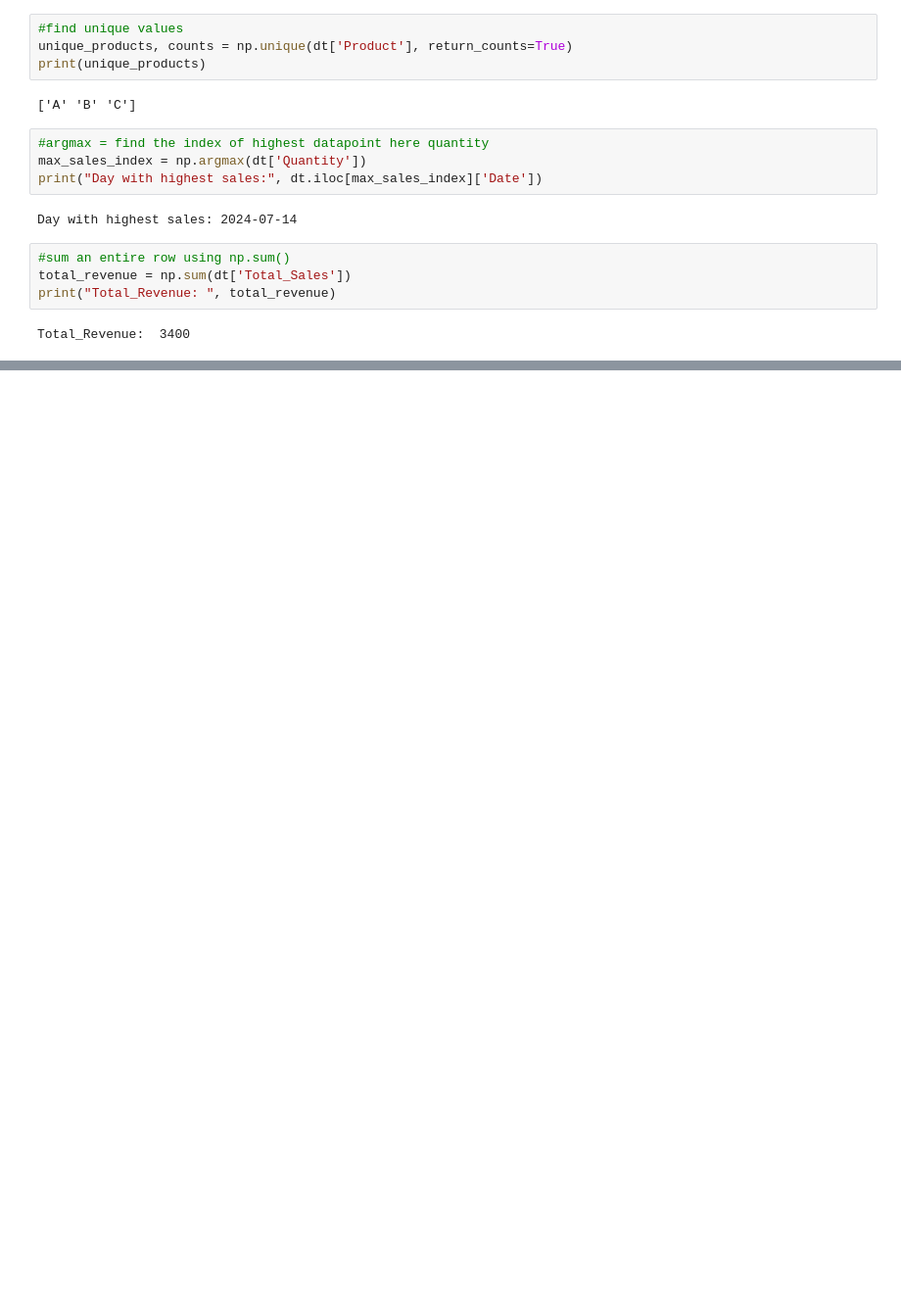
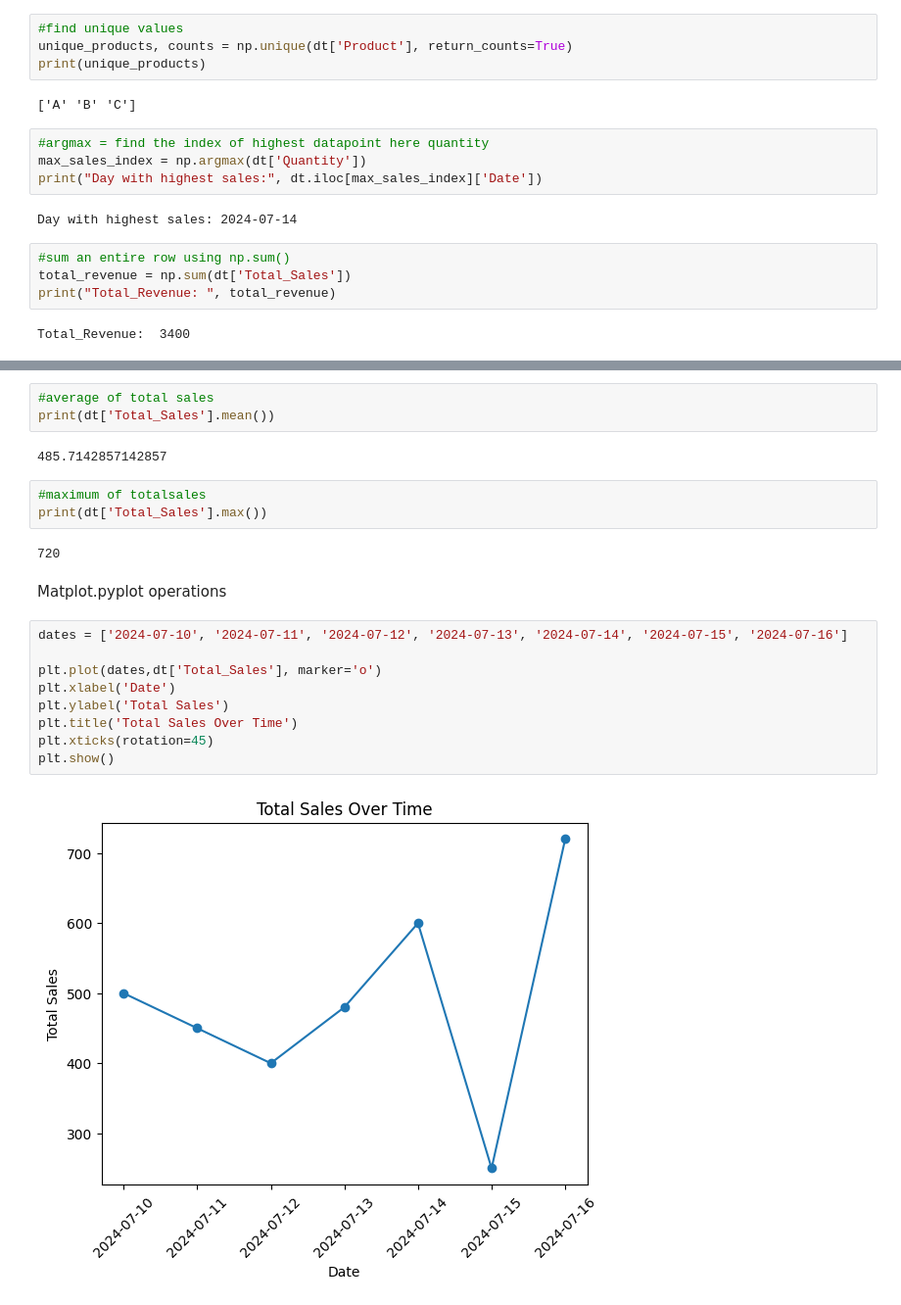
Before and after one commit to MohdSiddiq12/Python-exercise, a Jupyter notebook: Day8/numpy.ipynb, the cells around one changed output, grey strips where cells are left out. Shown at 98% size. Drawn from its saved outputs; the diff is of its cells as text; blank space fills up the shorter version.

Commit message:
pyplot operations

```diff
--- a/Day8/numpy.ipynb
+++ b/Day8/numpy.ipynb
@@ -130,0 +144,23 @@ Total_Revenue:  3400
+# %%
+#average of total sales
+print(dt['Total_Sales'].mean())
+# %% [output]
+485.7142857142857
+# %%
+#maximum of totalsales
+print(dt['Total_Sales'].max())
+# %% [output]
+720
+# %% [markdown]
+Matplot.pyplot operations
+# %%
+dates = ['2024-07-10', '2024-07-11', '2024-07-12', '2024-07-13', '2024-07-14', '2024-07-15', '2024-07-16']
+
+plt.plot(dates,dt['Total_Sales'], marker='o')
+plt.xlabel('Date')
+plt.ylabel('Total Sales')
+plt.title('Total Sales Over Time')
+plt.xticks(rotation=45)
+plt.show()
+# %% [output]
+[figure, added]
```
Also changed, not shown: parts of 3 cells of this notebook.
